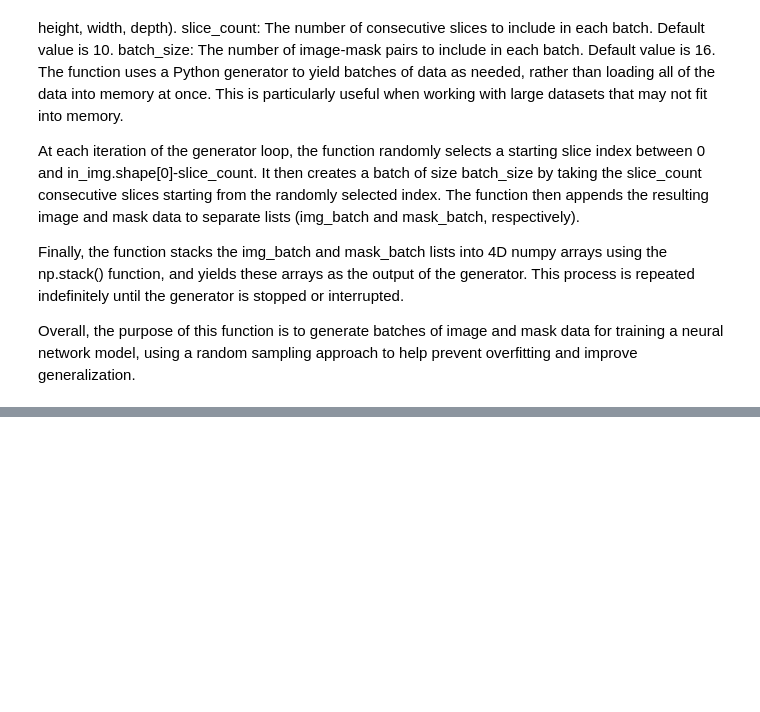
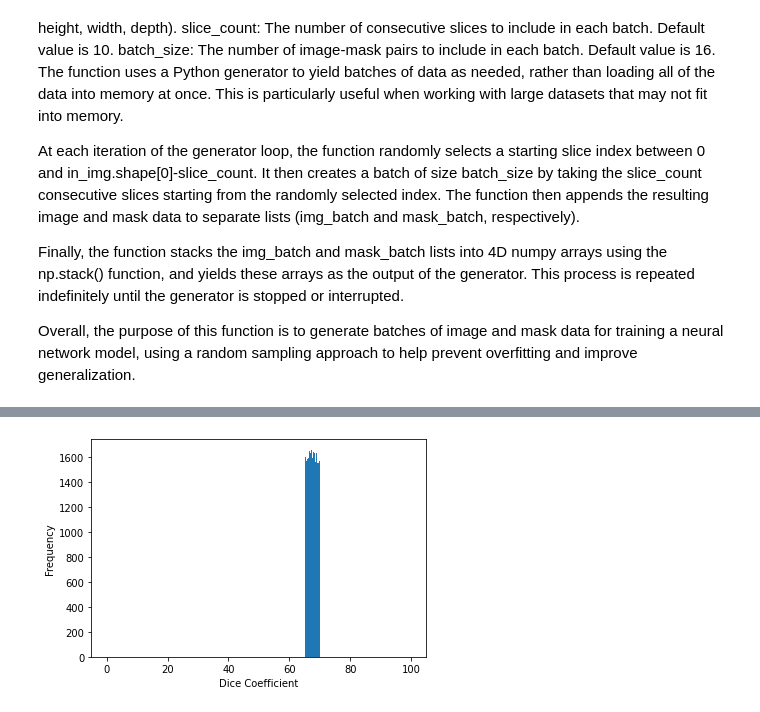
Before and after one commit to kjagini/Lung-Segmentation-of-2D-and-3D-Scans, a Jupyter notebook: Lung Segmentation of 2D and 3D Scans.ipynb, the cells around one changed output, grey strips where cells are left out. Cells and saved outputs as stored; diff of their text form; code cells hidden in the pictures; blank space fills up the shorter version.

```diff
--- a/Lung Segmentation of 2D and 3D Scans.ipynb
+++ b/Lung Segmentation of 2D and 3D Scans.ipynb
@@ -1030,3 +1028,18 @@ test_single_mask.save("original_mask")
+# %%
+# calculate dice coefficient for each pair of masks
+dice_scores = []
+test_single_mask = test_single_mask[134:377]
+for i in range(len(test_single_mask)):
+    score = dice_coef(test_single_mask[i], pred_seg[i])
+    dice_scores.append(score)
+
+# plot histogram of dice coefficients
+plt.hist(dice_scores, bins=50)
+plt.xlabel('Dice Coefficient')
+plt.ylabel('Frequency')
+plt.show()
+# %% [output]
+[figure, added]
 # %%
 from skimage.util import montage as montage2d
 fig, (ax1, ax2, ax3) = plt.subplots(1, 3, figsize = (20, 7))
```
Also changed, not shown: parts of 25 cells of this notebook, 5 other files.
